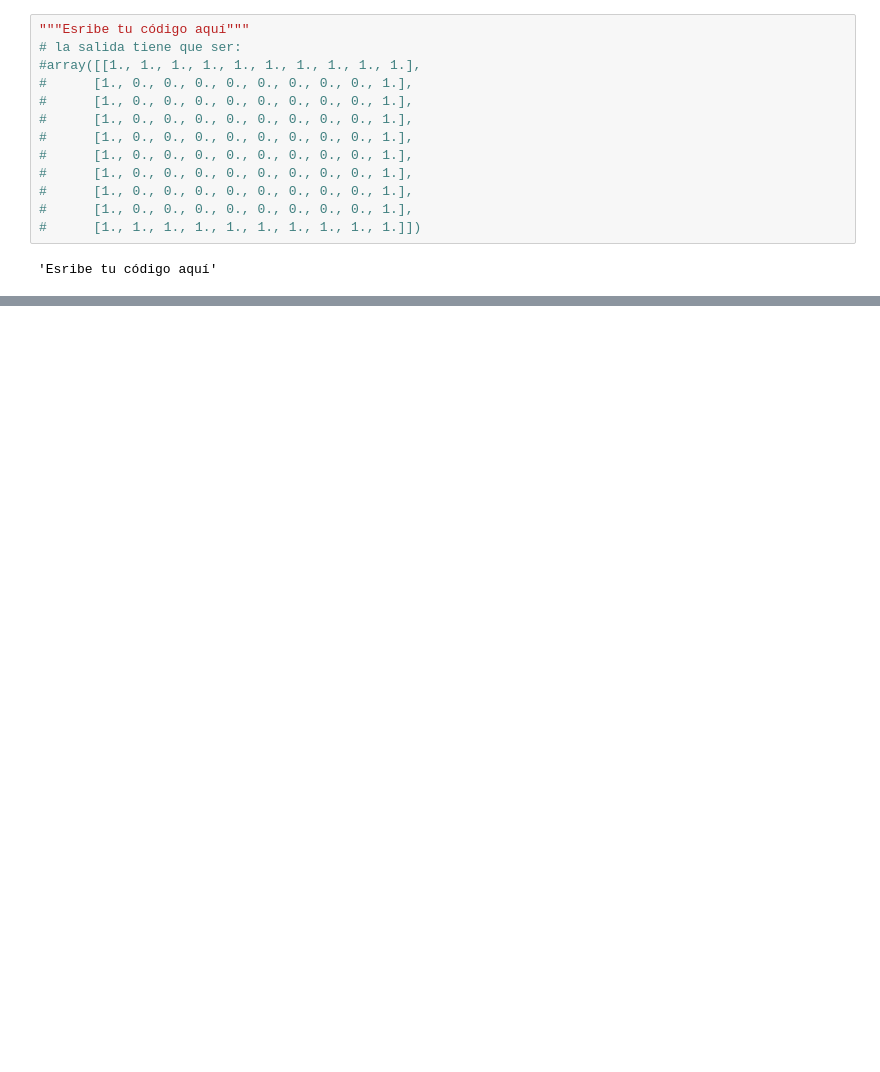
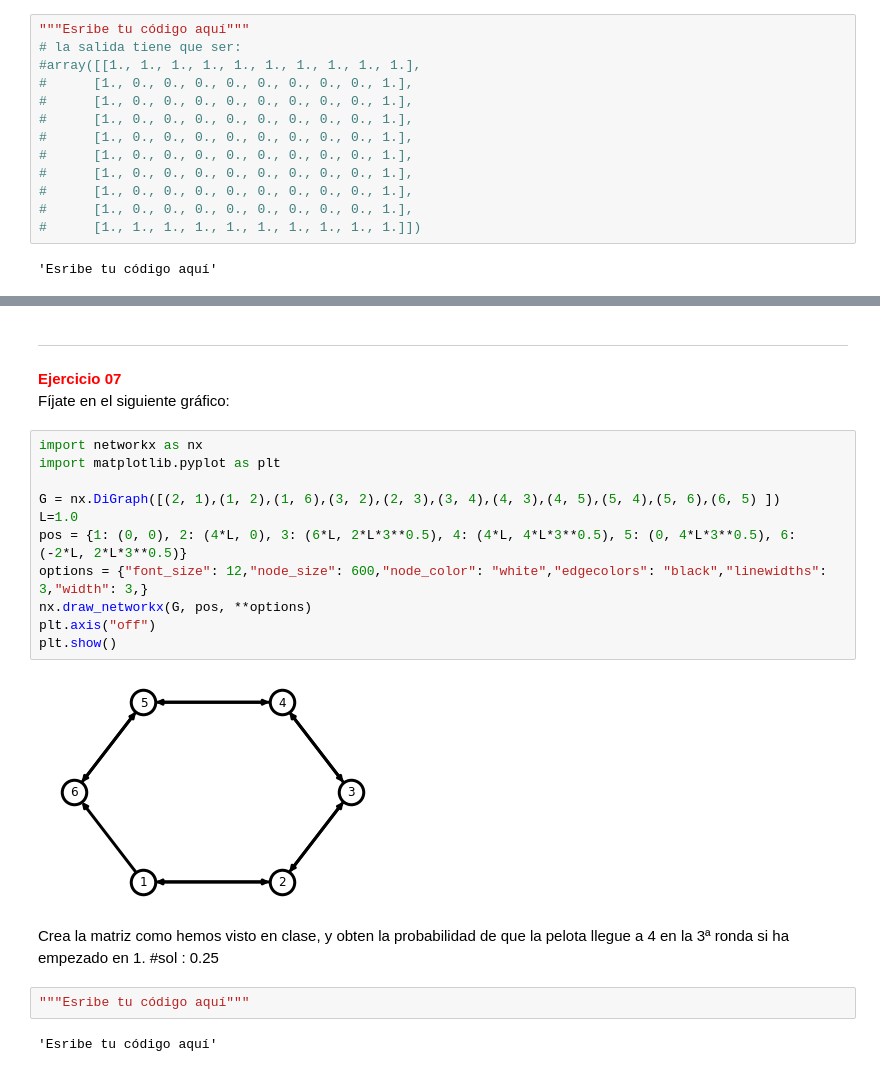
Before and after one commit to dgtrabada/python, a Jupyter notebook: 06_NumPy/NumPy.ipynb, the cells around one changed output, grey strips where cells are left out. Drawn from its saved outputs; the diff is of its cells as text; blank space fills up the shorter version.

Commit message:
ejerc

```diff
--- a/06_NumPy/NumPy.ipynb
+++ b/06_NumPy/NumPy.ipynb
@@ -668,0 +691,25 @@ Crear un array with 1 en el borde y  0 dentro
+# %% [markdown]
+<hr>
+<b><font color='red'>Ejercicio 07</font></b>
+
+Fíjate en el siguiente gráfico:
+# %%
+import networkx as nx
+import matplotlib.pyplot as plt
+
+G = nx.DiGraph([(2, 1),(1, 2),(1, 6),(3, 2),(2, 3),(3, 4),(4, 3),(4, 5),(5, 4),(5, 6),(6, 5) ])
+L=1.0
+pos = {1: (0, 0), 2: (4*L, 0), 3: (6*L, 2*L*3**0.5), 4: (4*L, 4*L*3**0.5), 5: (0, 4*L*3**0.5), 6: (-2*L, 2*L*3**0.5)}
+options = {"font_size": 12,"node_size": 600,"node_color": "white","edgecolors": "black","linewidths": 3,"width": 3,}
+nx.draw_networkx(G, pos, **options)
+plt.axis("off")
+plt.show()
+# %% [output]
+[figure, added]
+# %% [markdown]
+Crea la matriz como hemos visto en clase, y obten la probabilidad de que la pelota llegue a 4 en la 3ª ronda si ha empezado en 1.
+#sol : 0.25
+# %%
+"""Esribe tu código aquí"""
+# %% [output]
+'Esribe tu código aquí'
```
Also changed, not shown: parts of 3 cells of this notebook, 1 other file.
